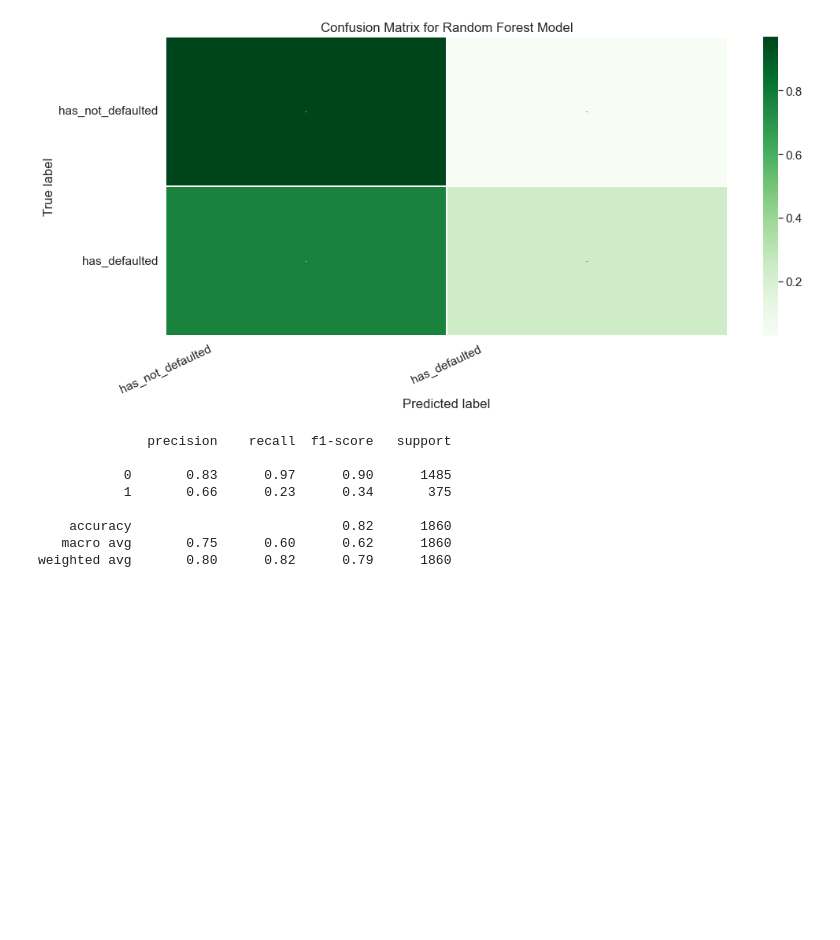
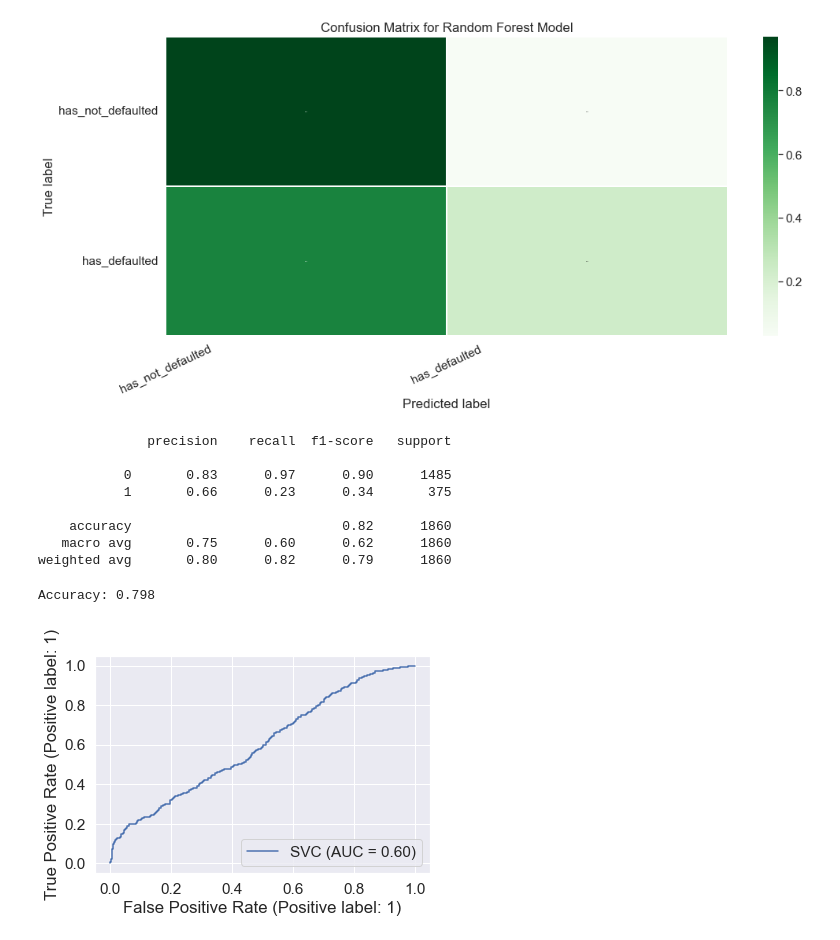
Before and after one commit to Martin-Qvr/XAI-Fairness, a Jupyter notebook: own_model.ipynb, the cells around one changed output. Drawn from its saved outputs; the diff is of its cells as text; code cells hidden in the pictures; blank space fills up the shorter version.

Commit message:
Tried SVC and plotted ROC AUC curve for both models

```diff
--- a/own_model.ipynb
+++ b/own_model.ipynb
@@ -114,0 +117,17 @@ weighted avg       0.80      0.82      0.79      1860
+# %%
+from sklearn.svm import SVC
+from sklearn.metrics import RocCurveDisplay
+
+svc = SVC(random_state=42)
+svc.fit(train_features, train_labels)
+
+predictions_svc = svc.predict(test_features)
+
+print('Accuracy: %.3f' % accuracy_score(predictions_svc, test_labels))
+# %% [output]
+Accuracy: 0.798
+# %%
+svc_disp = RocCurveDisplay.from_estimator(svc, test_features, test_labels)
+plt.show()
+# %% [output]
+[figure, added]
```
Also changed, not shown: parts of 3 cells of this notebook, 1 other file.
